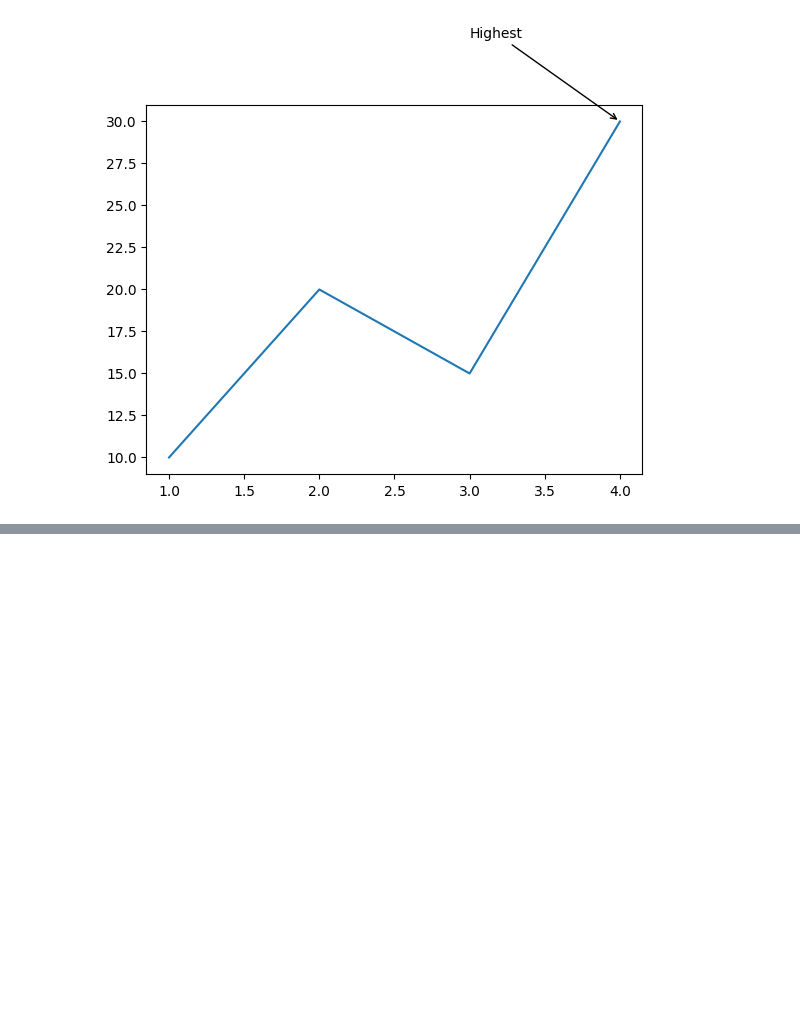
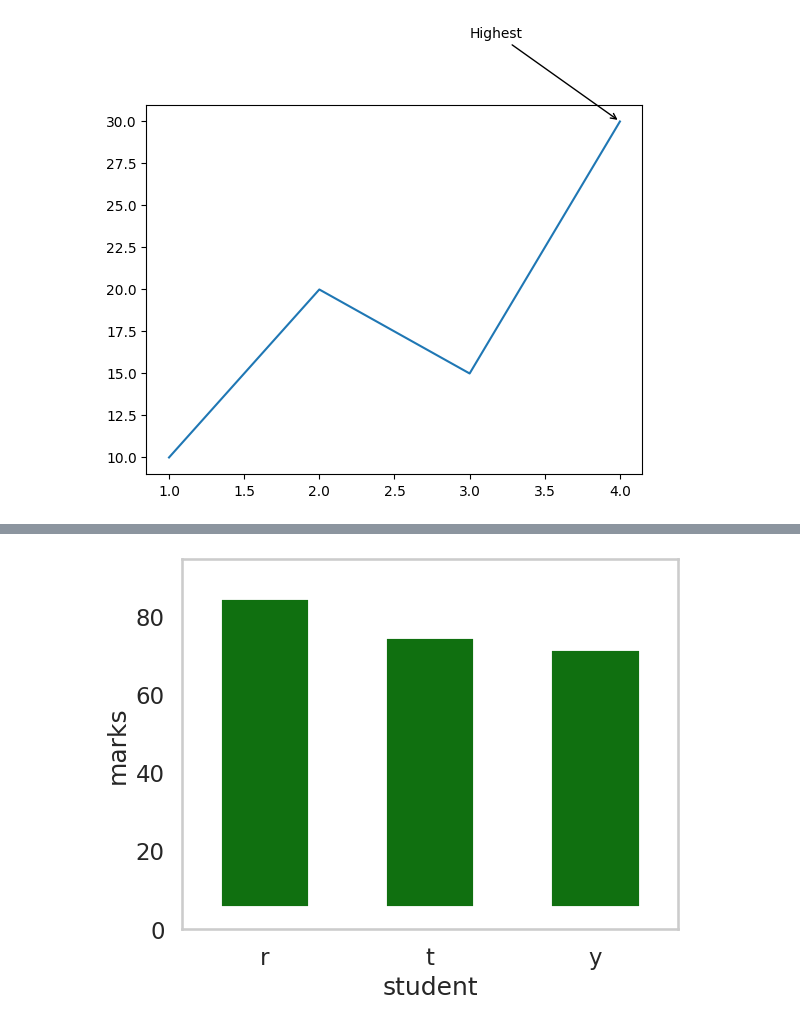
Before and after one commit to kriikx/matplotyy, a Jupyter notebook: matplotty.ipynb, the cells around one changed output, grey strips where cells are left out. Cells and saved outputs as stored; diff of their text form; code cells hidden in the pictures; blank space fills up the shorter version.

```diff
--- a/matplotty.ipynb
+++ b/matplotty.ipynb
@@ -310,0 +324,15 @@ plt.show()
+# %%
+import seaborn as sns
+import matplotlib.pyplot as plt
+import pandas as pd
+
+data= {
+    "student" : ["r","t","y"],
+    "marks" : [90,80,77]
+    }
+
+df=pd.DataFrame(data)
+sns.barplot(x="student",y="marks",data=df,linewidth=33,color="green")
+plt.show()
+# %% [output]
+[figure, added]
```
Also changed, not shown: parts of 15 cells of this notebook.
